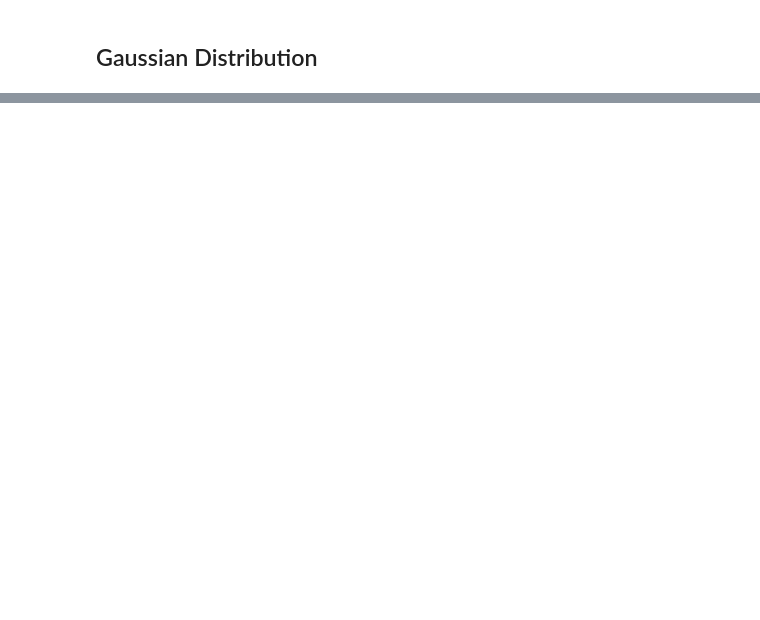
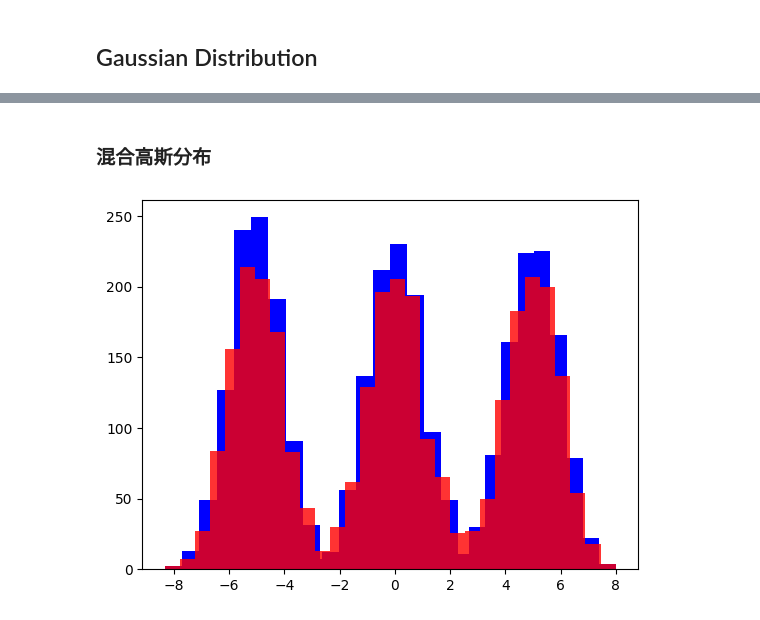
Before and after one commit to castleKing1997/ASR-Tutorial, a Jupyter notebook: code/GaussianMixtureModel.ipynb, the cells around one changed output, grey strips where cells are left out. Saved outputs shown, nothing was run; the diff lists cells and outputs as text; code cells hidden in the pictures; blank space fills up the shorter version.

```diff
--- a/code/GaussianMixtureModel.ipynb
+++ b/code/GaussianMixtureModel.ipynb
@@ -73,0 +93,27 @@ plt.show()
+# %% [markdown]
+### 混合高斯分布
+# %%
+# 参数
+n_sample = 1000
+n_dot = 100
+params = [
+    {"mu": 0,
+    "sigma": 1},
+    {"mu": 5,
+    "sigma": 1},
+    {"mu": -5,
+    "sigma": 1}
+]
+weight = [0.2, 0.4, 0.4]
+# sample
+samples = [sample_from_gaussian(n_sample, **param) for param in params]
+for sample in samples:
+    hist, bin_edges = np.histogram(sample, bins=10)
+    plt.bar((bin_edges[1:]+bin_edges[:-1])/2, hist,width=bin_edges[1]-bin_edges[0], color="b")
+# plot2d
+hist, bin_edges = np.histogram(np.concatenate(samples), bins=30)
+plt.bar((bin_edges[1:]+bin_edges[:-1])/2, hist,width=bin_edges[1]-bin_edges[0], color="r", alpha=0.8)
+# plt.plot(x, p, color="r")
+plt.show()
+# %% [output]
+[figure, added]
```
Also changed, not shown: parts of 7 cells of this notebook.
